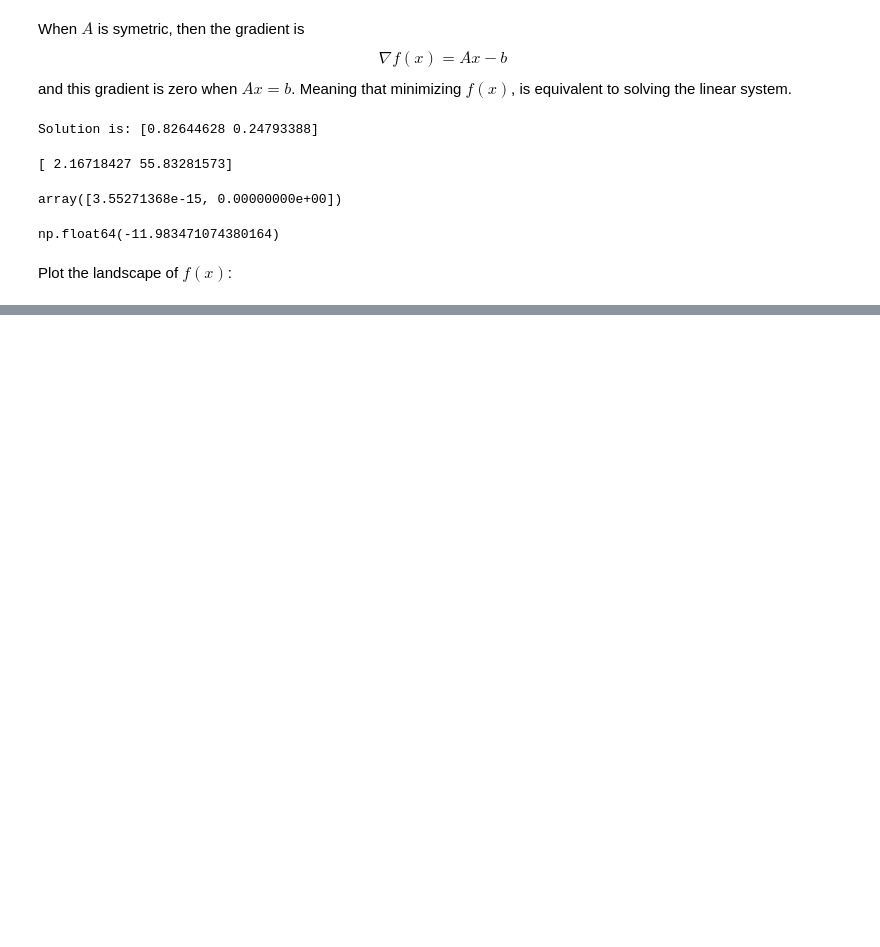
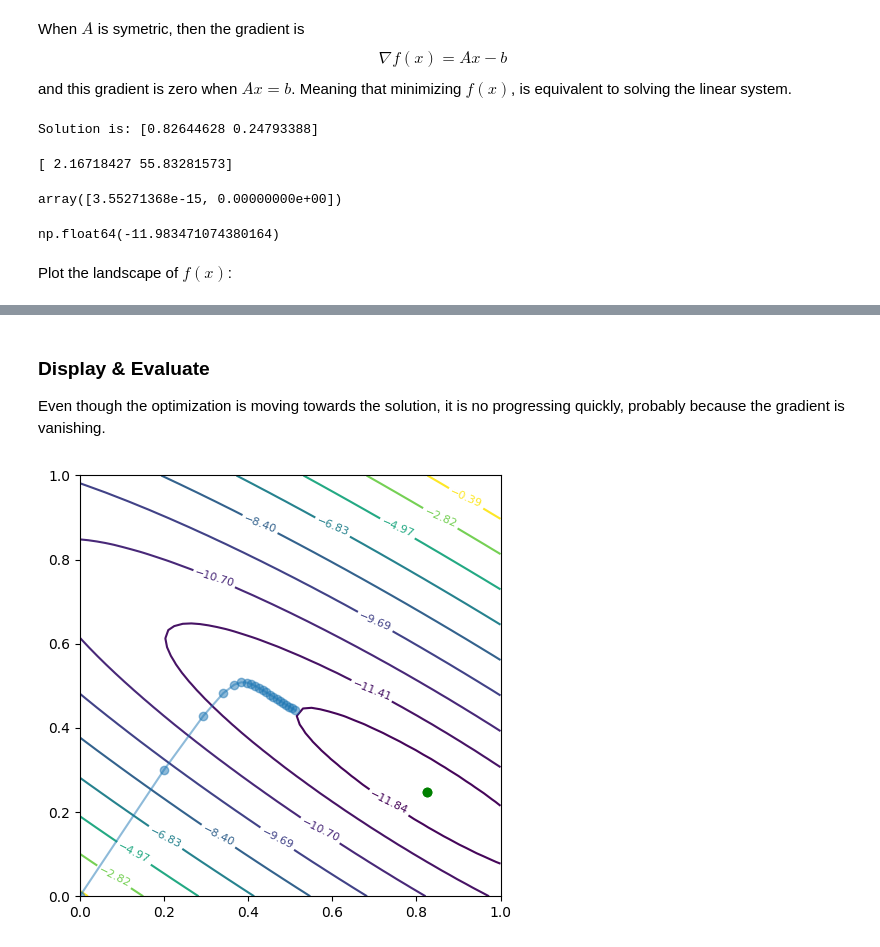
Before and after one commit to tomasruizt/Code-Along, a Jupyter notebook: papers/Solving Linear Systems.ipynb, the cells around one changed output, grey strips where cells are left out. Saved outputs shown, nothing was run; the diff lists cells and outputs as text; code cells hidden in the pictures; blank space fills up the shorter version.

```diff
--- a/papers/Solving Linear Systems.ipynb
+++ b/papers/Solving Linear Systems.ipynb
@@ -45,6 +45,9 @@ import matplotlib.pyplot as plt
 def f(x):
     return 0.5 * (x.T @ A @ x) - (x @ b)
 
+def grad_f(x):
+    return A @ x - b
+
 f(solution)
 # %% [output]
 np.float64(-11.983471074380164)
@@ -66,0 +77,12 @@ plt.show()
+# %%
+x = np.zeros_like(solution)
+xs = [x]
+grads = []
+for _ in range(20):
+    grad = grad_f(x)
+    grads.append(grad)
+    x = x - 0.01 * grad
+    xs.append(x)
+    print("loss:", f(x))
+xs = np.array(xs)
+grads = np.array(grads)
@@ -66,0 +110,12 @@ plt.show()
+# %% [markdown]
+### Display & Evaluate
+Even though the optimization is moving towards the solution, it is no progressing quickly, probably because the gradient is vanishing.
+# %%
+plot_loss()
+plt.plot(*xs.T, marker="o", alpha=0.5)
+plt.scatter(*solution, color="green")
+plt.xlim((0, 1))
+plt.ylim((0, 1))
+plt.show()
+# %% [output]
+[figure, added]
```
Also changed, not shown: parts of 14 cells of this notebook.
